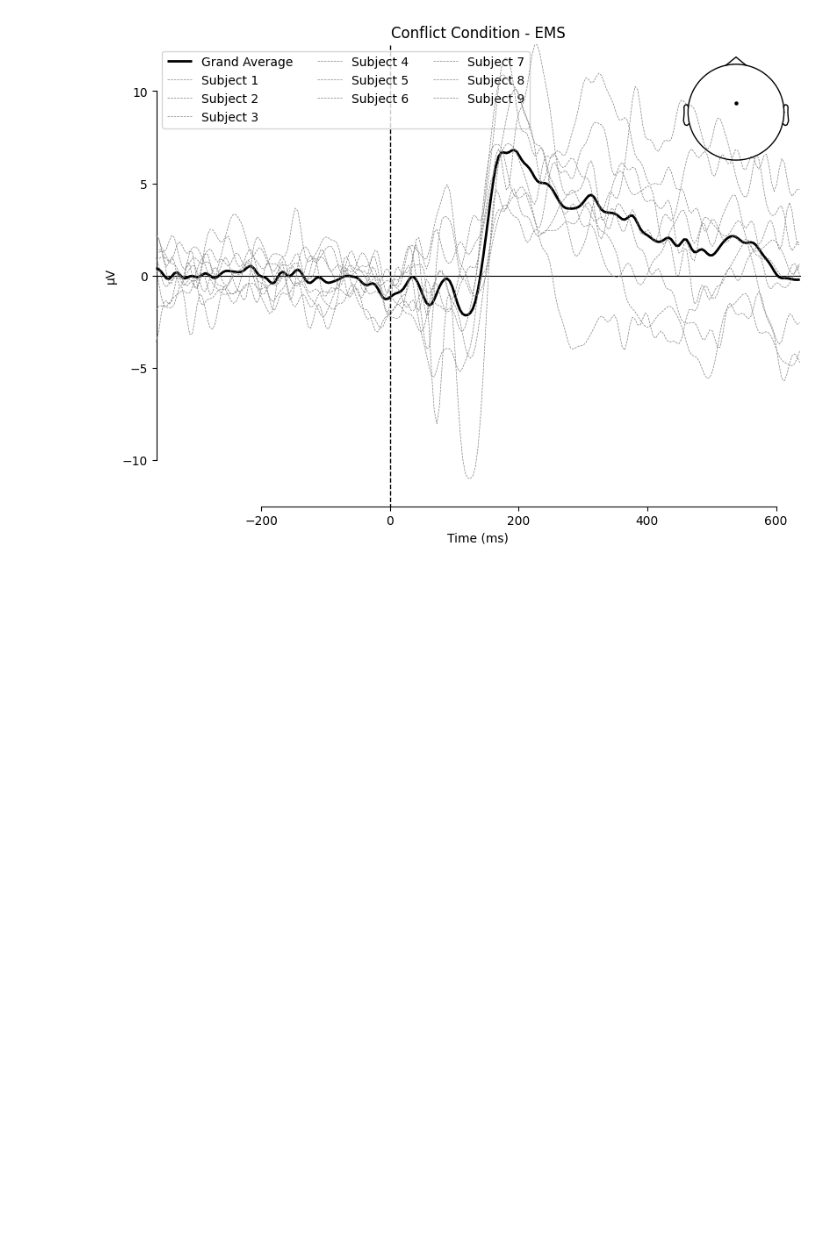
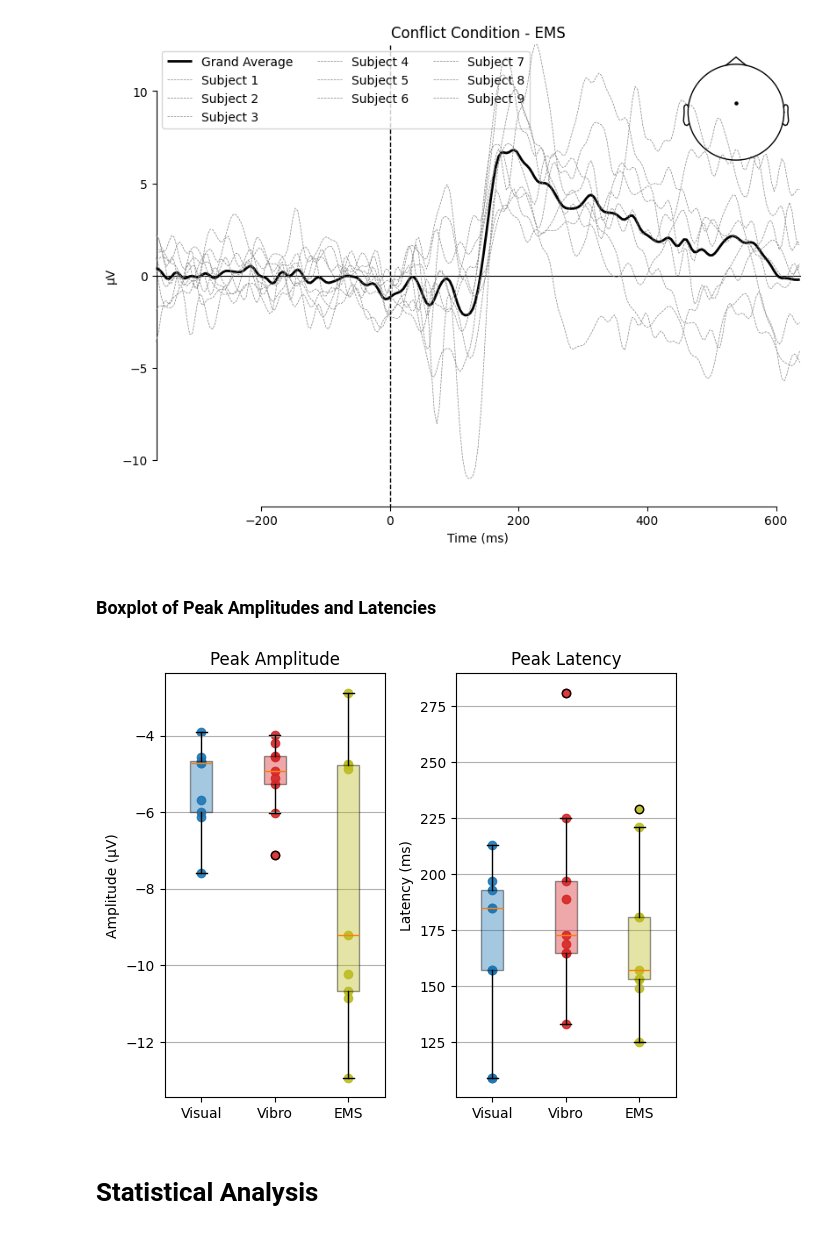
Before and after one commit to jhagnberger/eeg, a Jupyter notebook: erp_analysis.ipynb, the cells around one changed output. Saved outputs shown, nothing was run; the diff lists cells and outputs as text; code cells hidden in the pictures; blank space fills up the shorter version.

Commit message:
Add peaks plot and statistical test

```diff
--- a/erp_analysis.ipynb
+++ b/erp_analysis.ipynb
@@ -610,3 +634,80 @@ for session in ["Visual", "Vibro", "EMS"]:
 [figure]
 [figure]
 [figure]
+# %% [markdown]
+### Boxplot of Peak Amplitudes and Latencies
+# %%
+# Exclude subject 16
+loc_data = {}
+amp_data= {}
+
+for subject, data in loc_data_all.items():
+    if subject != "16":
+        for session in data.keys():
+            if session not in loc_data:
+                loc_data[session] = []
+            if not np.isnan(data[session]):
+                loc_data[session].append(data[session] * 1000)
+
+for subject, data in amp_data_all.items():
+    if subject != "16":
+        for session in data.keys():
+            if session not in amp_data:
+                amp_data[session] = []
+            if not np.isnan(data[session]):
+                amp_data[session].append(data[session] * 1e6)
+# %%
+colors = {"Visual": "C0", "Vibro": "C3", "EMS": "C8"}
+order = ["Visual", "Vibro", "EMS"]
+
+# Filter order by available keys
+amp_labels = [k for k in order if k in amp_data]
+amp_values = [amp_data[k] for k in amp_labels]
+
+loc_labels = [k for k in order if k in loc_data]
+loc_values = [loc_data[k] for k in loc_labels]
+
+
+fig, axes = plt.subplots(1, 2, figsize=(6, 5))
+
+# Amplitude boxplot
+ax = axes[0]
+bp = ax.boxplot(amp_values, patch_artist=True, tick_labels=amp_labels)
+
+for patch, label in zip(bp['boxes'], amp_labels):
+    patch.set_facecolor(colors[label])
+    patch.set_alpha(0.4)
+
+for i, vals in enumerate(amp_values):
+    x = np.full(len(vals), i + 1)
+    ax.scatter(x, vals, color=colors[amp_labels[i]], alpha=0.9)
+
+ax.set_ylabel("Amplitude (µV)")
+ax.set_title("Peak Amplitude")
+ax.grid(axis="y")
+
+
+# Latency boxplot
+ax = axes[1]
+bp = ax.boxplot(loc_values, patch_artist=True, tick_labels=loc_labels)
+
+for patch, label in zip(bp['boxes'], loc_labels):
+    patch.set_facecolor(colors[label])
+    patch.set_alpha(0.4)
+
+for i, vals in enumerate(loc_values):
+    x = np.full(len(vals), i + 1)
+    ax.scatter(x, vals, color=colors[loc_labels[i]], alpha=0.9)
+
+ax.set_ylabel("Latency (ms)")
+ax.set_title("Peak Latency")
+ax.grid(axis="y")
+
+# Save and show
+plt.tight_layout()
+plt.savefig("peaks.pdf", format="pdf", bbox_inches="tight")
+plt.show()
+# %% [output]
+[figure, added]
+# %% [markdown]
+# Statistical Analysis
```
Also changed, not shown: parts of 5 cells of this notebook.
